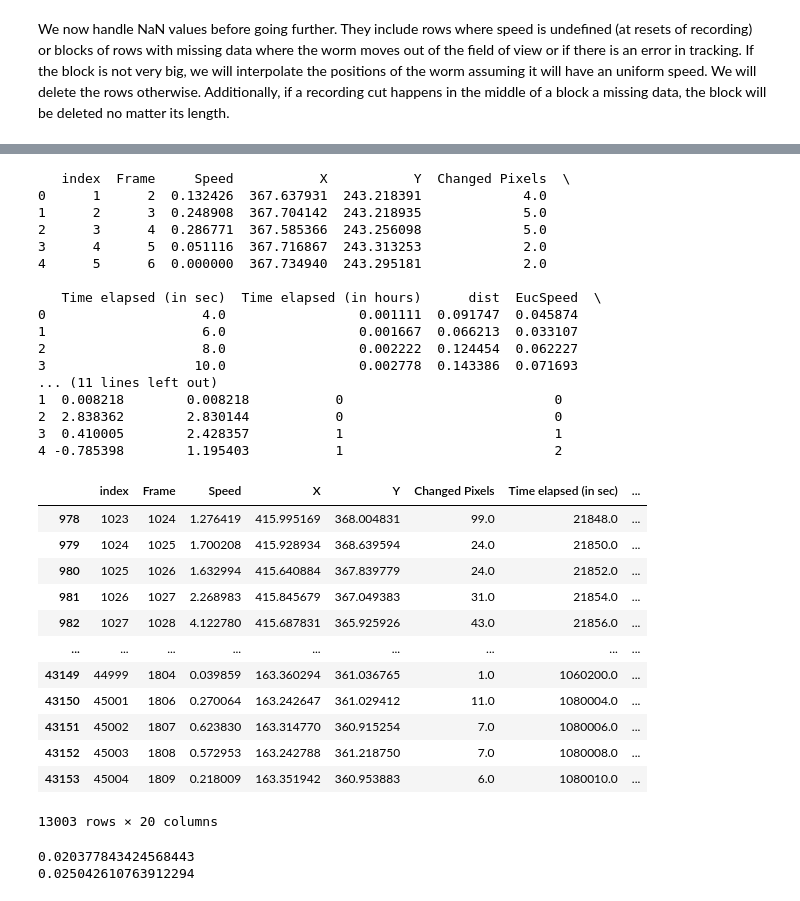
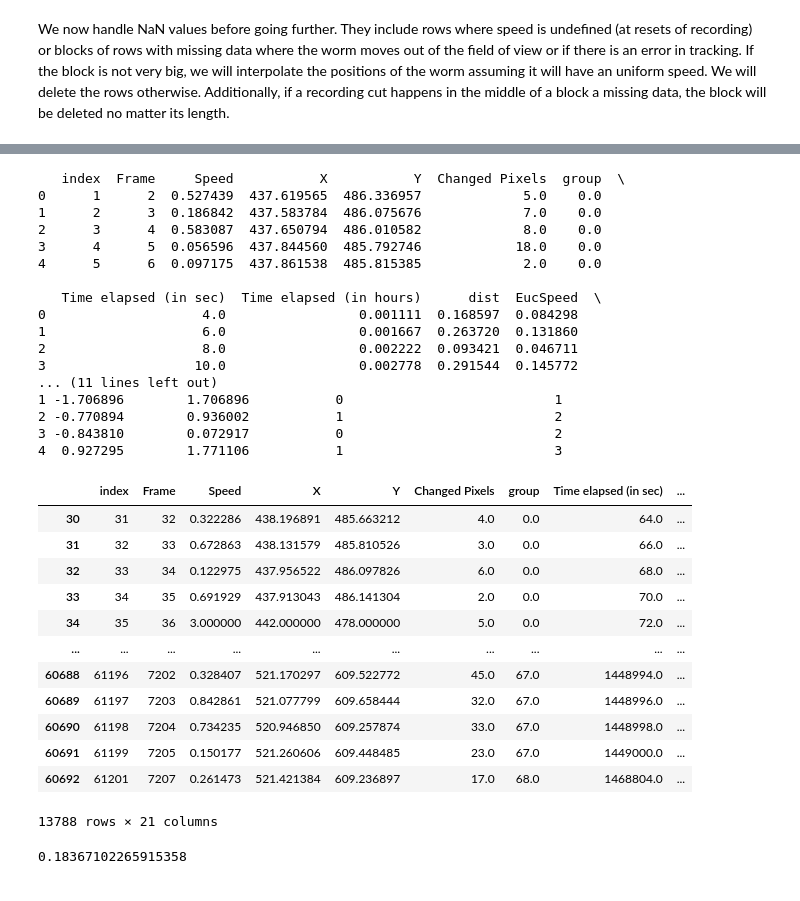
Before and after one commit to srsingh04/mlproject2, a Jupyter notebook: Analysis_single_worm.ipynb, the cells around one changed output, grey strips where cells are left out. Cells and saved outputs as stored; diff of their text form; code cells hidden in the pictures.

```diff
--- a/Analysis_single_worm.ipynb
+++ b/Analysis_single_worm.ipynb
@@ -4,7 +4,7 @@ We start by loading the data and defining a time column. Time (in seconds) at th
 import pandas as pd
 import numpy as np
 
-csv_file_path = 'speeds_and_coordinates_20241016_33_updated.csv'
+csv_file_path = 'speeds_and_coordinates_20241016_36_updated.csv'
 data = pd.read_csv(csv_file_path)
 
 def calculate_mapped_values(data):
@@ -25,6 +25,8 @@ def calculate_mapped_values(data):
     data['Time elapsed (in hours)'] = data['Time elapsed (in sec)']/3600
     return data
 
+
+data['group'] = data.index.map(lambda x : np.floor((x)/900) )
 data = calculate_mapped_values(data)
 print(data.iloc[898:904])
 # %% [output]
@@ -334,50 +318,50 @@ data = add_derived_columns(data)
 data.reset_index(inplace = True)
 print(data.head())
 # %% [output]
-   index  Frame     Speed           X           Y  Changed Pixels  \
-0      1      2  0.132426  367.637931  243.218391             4.0
-1      2      3  0.248908  367.704142  243.218935             5.0
-2      3      4  0.286771  367.585366  243.256098             5.0
-3      4      5  0.051116  367.716867  243.313253             2.0
-4      5      6  0.000000  367.734940  243.295181             2.0
+   index  Frame     Speed           X           Y  Changed Pixels  group  \
+0      1      2  0.527439  437.619565  486.336957             5.0    0.0
+1      2      3  0.186842  437.583784  486.075676             7.0    0.0
+2      3      4  0.583087  437.650794  486.010582             8.0    0.0
+3      4      5  0.056596  437.844560  485.792746            18.0    0.0
+4      5      6  0.097175  437.861538  485.815385             2.0    0.0
 
    Time elapsed (in sec)  Time elapsed (in hours)      dist  EucSpeed  \
-0                    4.0                 0.001111  0.091747  0.045874
-1                    6.0                 0.001667  0.066213  0.033107
-2                    8.0                 0.002222  0.124454  0.062227
-3                   10.0                 0.002778  0.143386  0.071693
+0                    4.0                 0.001111  0.168597  0.084298
+1                    6.0                 0.001667  0.263720  0.131860
+2                    8.0                 0.002222  0.093421  0.046711
+3                   10.0                 0.002778  0.291544  0.145772
 ... (11 lines left out)
-1  0.008218        0.008218           0                           0
-2  2.838362        2.830144           0                           0
-3  0.410005        2.428357           1                           1
-4 -0.785398        1.195403           1                           2
+1 -1.706896        1.706896           0                           1
+2 -0.770894        0.936002           1                           2
+3 -0.843810        0.072917           0                           2
+4  0.927295        1.771106           1                           3
 # %%
-THEC = 0.8
-w = 15
+THEC = data.EucSpeed.mean()*1.2
+w = 10
 data['Roaming2'] = data['EucSpeed'].rolling(window=w, center=True).mean()
 data['RoamingIndic'] = (data['Roaming2'] > THEC).astype(int)
 #data['Roaming Fraction2'] = data['RoamingIndic'].rolling(window=10, center=True, min_periods=1).mean()
 # %%
-data.loc[data['RoamingIndic'] == 1]
+x = data.loc[data['RoamingIndic'] == 1]
+x.shape[0]
+x
 # %% [output]
-|  | index | Frame | Speed | X | Y | Changed Pixels | Time elapsed (in sec) | ... |
-| 978 | 1023 | 1024 | 1.276419 | 415.995169 | 368.004831 | 99.0 | 21848.0 | ... |
-| 979 | 1024 | 1025 | 1.700208 | 415.928934 | 368.639594 | 24.0 | 21850.0 | ... |
-| 980 | 1025 | 1026 | 1.632994 | 415.640884 | 367.839779 | 24.0 | 21852.0 | ... |
-| 981 | 1026 | 1027 | 2.268983 | 415.845679 | 367.049383 | 31.0 | 21854.0 | ... |
-| 982 | 1027 | 1028 | 4.122780 | 415.687831 | 365.925926 | 43.0 | 21856.0 | ... |
-| ... | ... | ... | ... | ... | ... | ... | ... | ... |
-| 43149 | 44999 | 1804 | 0.039859 | 163.360294 | 361.036765 | 1.0 | 1060200.0 | ... |
-| 43150 | 45001 | 1806 | 0.270064 | 163.242647 | 361.029412 | 11.0 | 1080004.0 | ... |
-| 43151 | 45002 | 1807 | 0.623830 | 163.314770 | 360.915254 | 7.0 | 1080006.0 | ... |
-| 43152 | 45003 | 1808 | 0.572953 | 163.242788 | 361.218750 | 7.0 | 1080008.0 | ... |
-| 43153 | 45004 | 1809 | 0.218009 | 163.351942 | 360.953883 | 6.0 | 1080010.0 | ... |
+|  | index | Frame | Speed | X | Y | Changed Pixels | group | Time elapsed (in sec) | ... |
+| 30 | 31 | 32 | 0.322286 | 438.196891 | 485.663212 | 4.0 | 0.0 | 64.0 | ... |
+| 31 | 32 | 33 | 0.672863 | 438.131579 | 485.810526 | 3.0 | 0.0 | 66.0 | ... |
+| 32 | 33 | 34 | 0.122975 | 437.956522 | 486.097826 | 6.0 | 0.0 | 68.0 | ... |
+| 33 | 34 | 35 | 0.691929 | 437.913043 | 486.141304 | 2.0 | 0.0 | 70.0 | ... |
+| 34 | 35 | 36 | 3.000000 | 442.000000 | 478.000000 | 5.0 | 0.0 | 72.0 | ... |
+| ... | ... | ... | ... | ... | ... | ... | ... | ... | ... |
+| 60688 | 61196 | 7202 | 0.328407 | 521.170297 | 609.522772 | 45.0 | 67.0 | 1448994.0 | ... |
+| 60689 | 61197 | 7203 | 0.842861 | 521.077799 | 609.658444 | 32.0 | 67.0 | 1448996.0 | ... |
+| 60690 | 61198 | 7204 | 0.734235 | 520.946850 | 609.257874 | 33.0 | 67.0 | 1448998.0 | ... |
+| 60691 | 61199 | 7205 | 0.150177 | 521.260606 | 609.448485 | 23.0 | 67.0 | 1449000.0 | ... |
+| 60692 | 61201 | 7207 | 0.261473 | 521.421384 | 609.236897 | 17.0 | 68.0 | 1468804.0 | ... |
-13003 rows × 20 columns
+13788 rows × 21 columns
 # %%
 roaming_frac=data['RoamingIndic'].sum()*2
-total_time = (data['Time elapsed (in sec)'].iloc[-1])
+total_time = data.shape[0]*2
 print(roaming_frac/total_time)
-print(roaming_frac/(final_age*3600))
 # %% [output]
-0.020377843424568443
-0.025042610763912294
+0.18367102265915358
```
Also changed, not shown: parts of 19 cells of this notebook, 2 other files.
